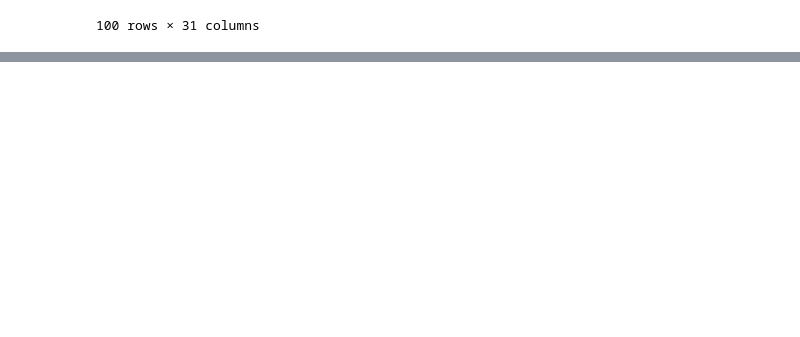
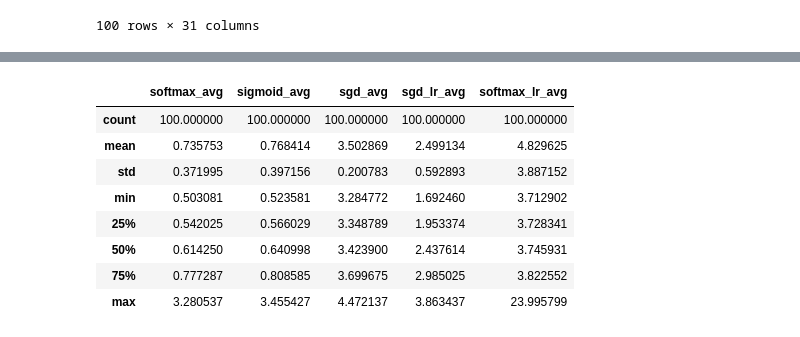
Before and after one commit to sthasubin429/groovy, a Jupyter notebook: generation/Experiment/Visualization.ipynb, the cells around one changed output, grey strips where cells are left out. Saved outputs shown, nothing was run; the diff lists cells and outputs as text; code cells hidden in the pictures; blank space fills up the shorter version.

```diff
--- a/generation/Experiment/Visualization.ipynb
+++ b/generation/Experiment/Visualization.ipynb
@@ -374,0 +375,12 @@ plt.show()
+# %%
+loss_combined[['softmax_avg','sigmoid_avg','sgd_avg','sgd_lr_avg','softmax_lr_avg']].describe()
+# %% [output]
+|  | softmax_avg | sigmoid_avg | sgd_avg | sgd_lr_avg | softmax_lr_avg |
+| count | 100.000000 | 100.000000 | 100.000000 | 100.000000 | 100.000000 |
+| mean | 0.735753 | 0.768414 | 3.502869 | 2.499134 | 4.829625 |
+| std | 0.371995 | 0.397156 | 0.200783 | 0.592893 | 3.887152 |
+| min | 0.503081 | 0.523581 | 3.284772 | 1.692460 | 3.712902 |
+| 25% | 0.542025 | 0.566029 | 3.348789 | 1.953374 | 3.728341 |
+| 50% | 0.614250 | 0.640998 | 3.423900 | 2.437614 | 3.745931 |
+| 75% | 0.777287 | 0.808585 | 3.699675 | 2.985025 | 3.822552 |
+| max | 3.280537 | 3.455427 | 4.472137 | 3.863437 | 23.995799 |
```
Also changed, not shown: parts of 23 cells of this notebook, 4 other files.
